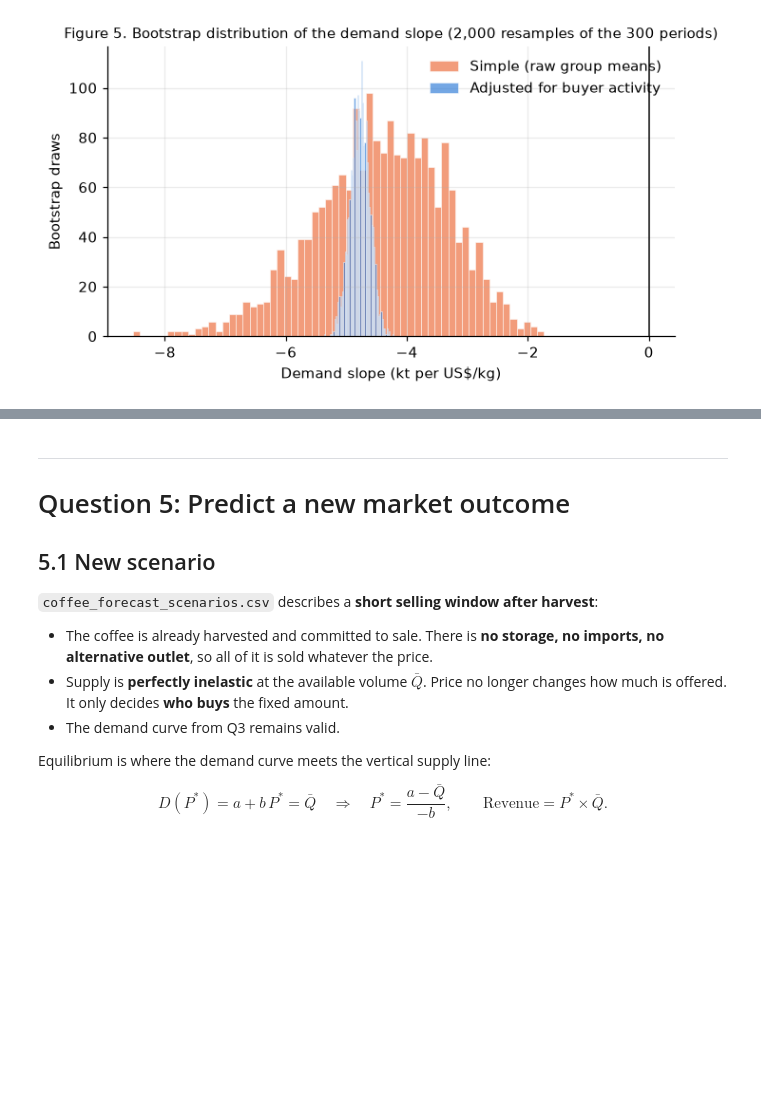
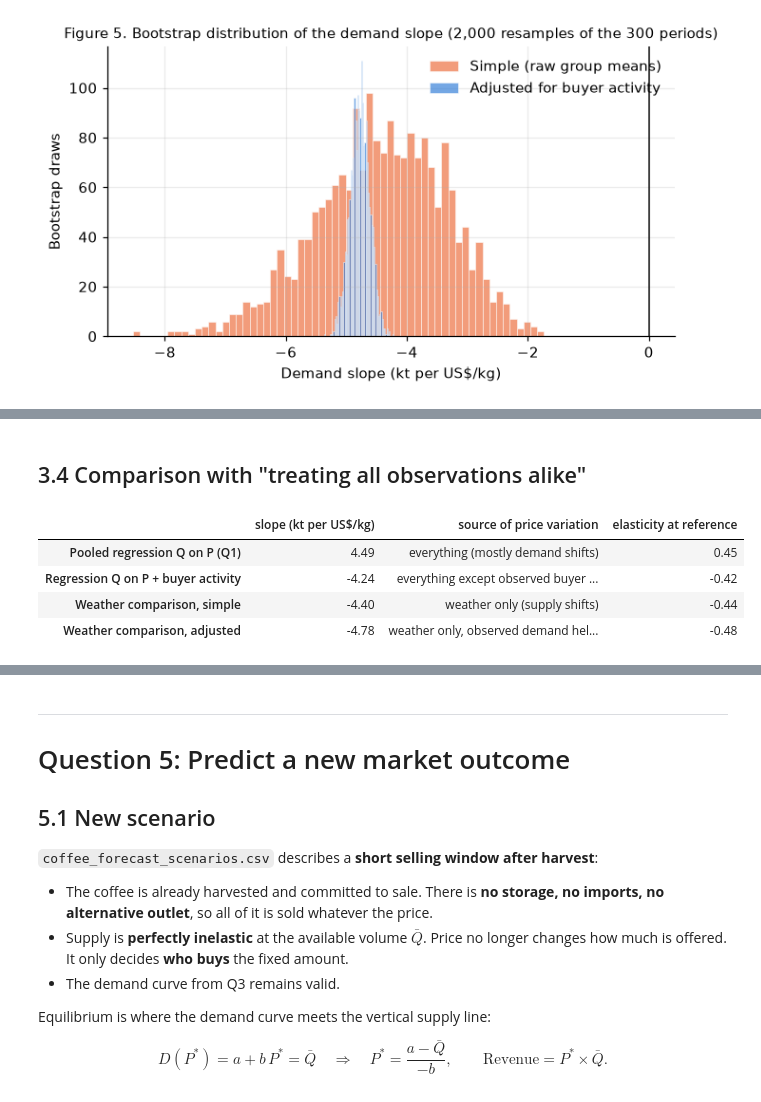
Before and after one commit to jimivanbladeren/Assignment3_economics, a Jupyter notebook: Moises_playground.ipynb, the cells around one changed output, grey strips where cells are left out. Cells and saved outputs as stored; diff of their text form; code cells hidden in the pictures; blank space fills up the shorter version.

```diff
--- a/Moises_playground.ipynb
+++ b/Moises_playground.ipynb
@@ -411,0 +438,22 @@ ax.legend(frameon=False); plt.show()
+# %% [markdown]
+## 3.4 Comparison with "treating all observations alike"
+# %%
+b_pooled = np.polyfit(coff_mark["price_usd_kg"], coff_mark["quantity_kt"], 1)[0]
+b_ols_ctrl = ols(coff_mark["quantity_kt"], coff_mark["price_usd_kg"], coff_mark["buyer_activity"])[1]
+Pref, Qref = adj.loc[0.0, "P at B=0"], adj.loc[0.0, "Q at B=0"]
+comp = pd.DataFrame({
+    "slope (kt per US$/kg)": [b_pooled, b_ols_ctrl, slope_simple, slope_adj],
+    "source of price variation": ["everything (mostly demand shifts)",
+                                  "everything except observed buyer activity",
+                                  "weather only (supply shifts)",
+                                  "weather only, observed demand held fixed"]},
+    index=["Pooled regression Q on P (Q1)", "Regression Q on P + buyer activity",
+           "Weather comparison, simple", "Weather comparison, adjusted"])
+comp["elasticity at reference"] = comp["slope (kt per US$/kg)"] * Pref / Qref
+comp.round(2)
+# %% [output]
+|  | slope (kt per US$/kg) | source of price variation | elasticity at reference |
+| Pooled regression Q on P (Q1) | 4.49 | everything (mostly demand shifts) | 0.45 |
+| Regression Q on P + buyer activity | -4.24 | everything except observed buyer ... | -0.42 |
+| Weather comparison, simple | -4.40 | weather only (supply shifts) | -0.44 |
+| Weather comparison, adjusted | -4.78 | weather only, observed demand hel... | -0.48 |
```
Also changed, not shown: parts of 9 cells of this notebook.
